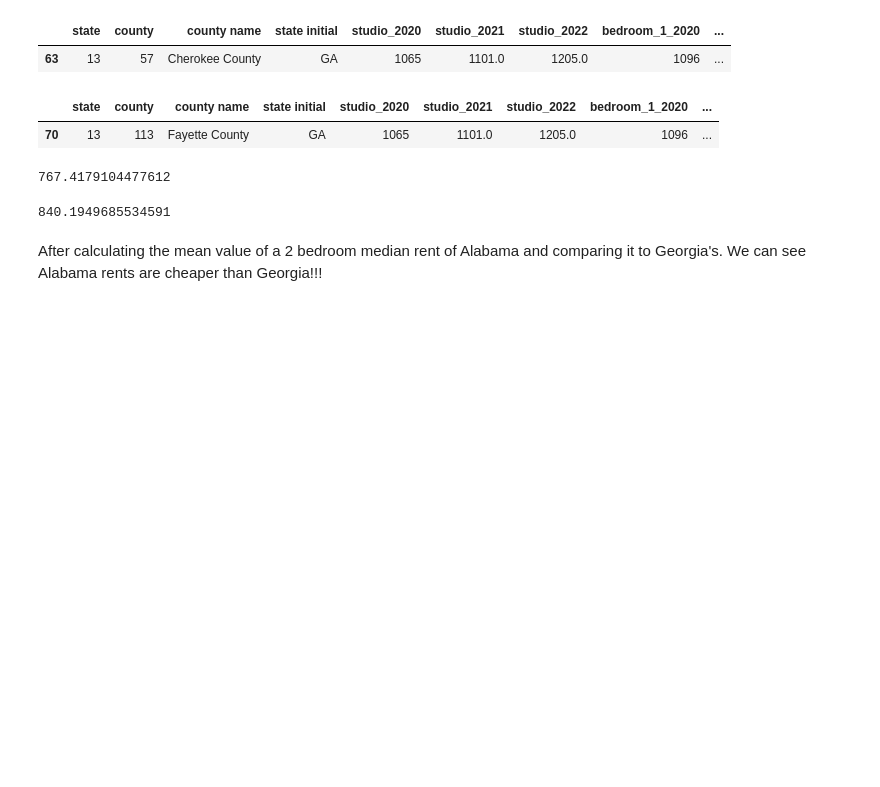
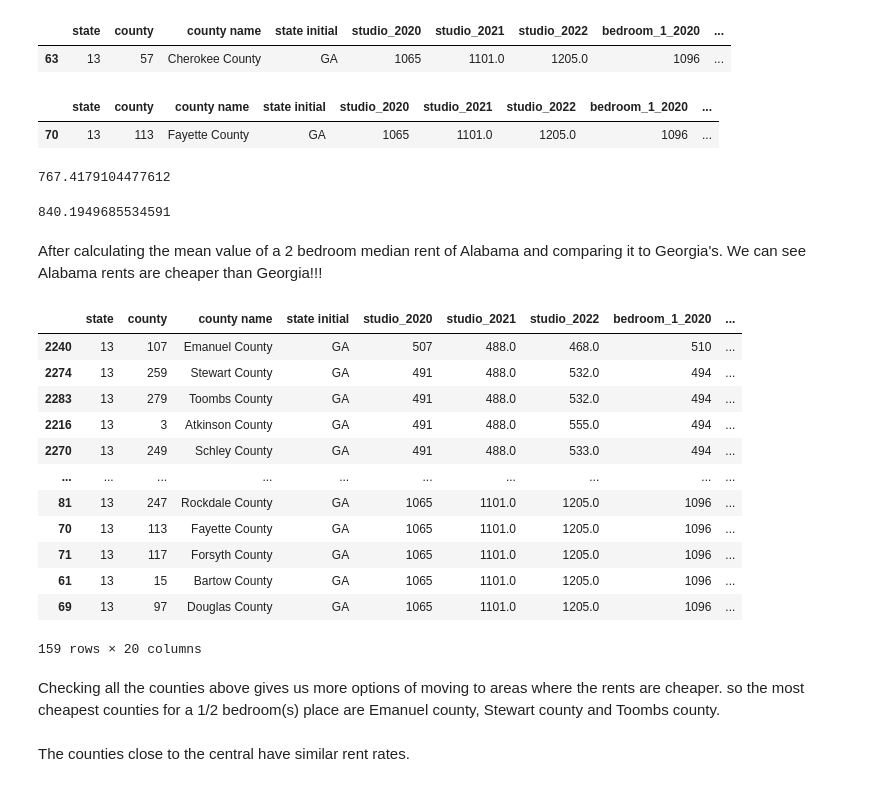
Before and after one commit to Boot-Team-7/project_1_materials, a Jupyter notebook: Maheen/Project 1- Rents.ipynb, the cells around one changed output. Saved outputs shown, nothing was run; the diff lists cells and outputs as text; code cells hidden in the pictures; blank space fills up the shorter version.

```diff
--- a/Maheen/Project 1- Rents.ipynb
+++ b/Maheen/Project 1- Rents.ipynb
@@ -364,14 +364,35 @@ AL_2_Bedroom_2021_Rent
 # %% [output]
 767.4179104477612
 # %%
-GA_Rents1 = cleaned_rent_20_21_22.loc[(cleaned_rent_20_21_22['state initial'] == 'GA')]
+#GA_Rents1 = cleaned_rent_20_21_22.loc[(cleaned_rent_20_21_22['state initial'] == 'GA')]
 
-GA_Rents = pd.DataFrame(GA_Rents1)
+#GA_Rents = pd.DataFrame(GA_Rents1)
 #GA_Rents
 
-GA_2_Bedroom_2021_Rent = GA_Rents["bedroom_2_2021"].mean()
-GA_2_Bedroom_2021_Rent
+#GA_2_Bedroom_2021_Rent = GA_Rents["bedroom_2_2021"].mean()
+#GA_2_Bedroom_2021_Rent
 # %% [output]
 840.1949685534591
 # %% [markdown]
 After calculating the mean value of a 2 bedroom median rent of Alabama and comparing it to Georgia's. We can see Alabama rents are cheaper than Georgia!!!
+# %%
+GA_Rents1.sort_values("bedroom_1_2021", ascending=True)
+# %% [output]
+|  | state | county | county name | state initial | studio_2020 | studio_2021 | studio_2022 | bedroom_1_2020 | ... |
+| 2240 | 13 | 107 | Emanuel County | GA | 507 | 488.0 | 468.0 | 510 | ... |
+| 2274 | 13 | 259 | Stewart County | GA | 491 | 488.0 | 532.0 | 494 | ... |
+| 2283 | 13 | 279 | Toombs County | GA | 491 | 488.0 | 532.0 | 494 | ... |
+| 2216 | 13 | 3 | Atkinson County | GA | 491 | 488.0 | 555.0 | 494 | ... |
+| 2270 | 13 | 249 | Schley County | GA | 491 | 488.0 | 533.0 | 494 | ... |
+| ... | ... | ... | ... | ... | ... | ... | ... | ... | ... |
+| 81 | 13 | 247 | Rockdale County | GA | 1065 | 1101.0 | 1205.0 | 1096 | ... |
+| 70 | 13 | 113 | Fayette County | GA | 1065 | 1101.0 | 1205.0 | 1096 | ... |
+| 71 | 13 | 117 | Forsyth County | GA | 1065 | 1101.0 | 1205.0 | 1096 | ... |
+| 61 | 13 | 15 | Bartow County | GA | 1065 | 1101.0 | 1205.0 | 1096 | ... |
+| 69 | 13 | 97 | Douglas County | GA | 1065 | 1101.0 | 1205.0 | 1096 | ... |
+159 rows × 20 columns
+# %% [markdown]
+Checking all the counties above gives us more options of moving to areas where the rents are cheaper.
+so the most cheapest counties for a 1/2 bedroom(s) place are Emanuel county, Stewart county and Toombs county.
+# %% [markdown]
+The counties close to the central have similar rent rates.
```
Also changed, not shown: parts of 1 cell of this notebook.
